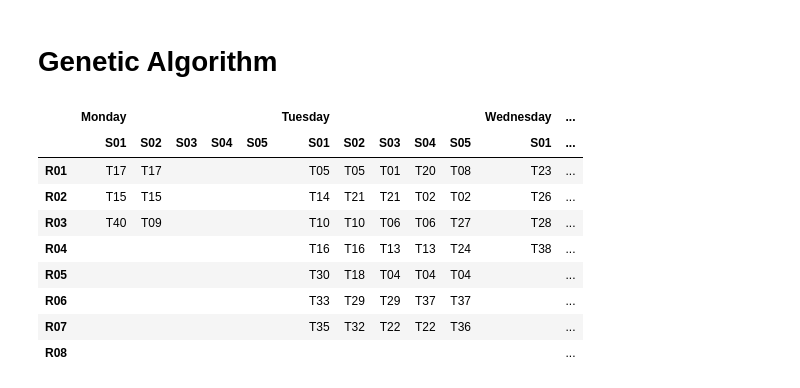
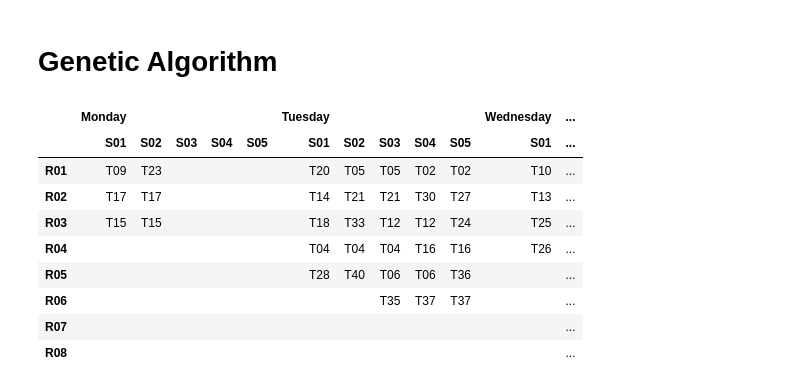
Before and after one commit to NarymanTarvand/tutorial-scheduling, a Jupyter notebook: Scheduling_Assignment_Final.ipynb, the cells around one changed output. Drawn from its saved outputs; the diff is of its cells as text; code cells hidden in the pictures.

```diff
--- a/Scheduling_Assignment_Final.ipynb
+++ b/Scheduling_Assignment_Final.ipynb
@@ -484,7 +602,7 @@ def generate_child(parent1,parent2):
             continue
 
 
-        feasible_offspring = is_feasible_schedule(offspring)
+        feasible_offspring = is_feasible_schedule(offspring, tutor_availability, allocation_num)
 
     return offspring
 # %%
@@ -509,7 +627,7 @@ def mutate(individual):
 
                         t_other = np.squeeze(np.where(instance[:,s+1,d,r] == 1))
 
-                        if t_other in np.arange(num_tutors):
+                        if t_other in list(np.arange(num_tutors)):
                             instance[t_other,s+1,d,next_slot_room] = 1
                             instance[t_other,s+1,d,r] = 0
 
@@ -644,10 +1210,10 @@ num_rooms         = len(rooms)
 num_days          = len(days)
 
 # Defines what variable corresponds to what index
-ind_tutors        = 0
-ind_slots         = 1
-ind_days          = 2
-ind_rooms         = 3
+TUTOR_IDX = 0
+SLOT_IDX = 1
+DAY_IDX = 2
+ROOM_IDX = 3
 
 # Creates decission variable
 x = np.zeros((num_tutors, num_slots, num_days, num_rooms))
@@ -670,9 +1236,6 @@ Shape of tutor availability x: (40, 5, 3)
 # %% [markdown]
 # Genetic Algorithm
 # %%
-# Sets seed
-np.random.seed(1000000)
-
 # Silences deprecation warnings
 warnings.filterwarnings("ignore", category=DeprecationWarning)
 
@@ -684,7 +1247,13 @@ POPULATION_NUMBER = 200
 population = []
 
 for i in range(POPULATION_NUMBER):
-    _ , x = generate_feasible_schedule()
+    _ , x = generate_feasible_schedule(num_tutors,
+    num_slots,
+    num_days,
+    num_rooms,
+    tutor_availability,
+    allocation_num,
+    TUTOR_IDX)
     population.append(x)
 
 # Iterates over generations
@@ -726,7 +1295,13 @@ for generation in range(MAX_GENERATIONS):
         next_generation[i] = mutated_offspring
 
     for i in range(POPULATION_NUMBER-10,POPULATION_NUMBER):
-        _ , x = generate_feasible_schedule()
+        _ , x = generate_feasible_schedule(num_tutors,
+    num_slots,
+    num_days,
+    num_rooms,
+    tutor_availability,
+    allocation_num,
+    TUTOR_IDX)
 
         # Appends child to next generation
         next_generation[i] = x
@@ -739,19 +1314,26 @@ for generation in range(MAX_GENERATIONS):
 # End time of algorithm
 end_time = time.time()
 # %%
-schedule   = print_schedule(population[top_index])
+schedule   = print_schedule(population[top_index], slots,
+    days,
+    rooms,
+    num_tutors,
+    num_slots,
+    num_days,
+    num_rooms,
+    availability)
 best_score = calculate_fitness(population[top_index])
 schedule
 # %% [output]
 |  | Monday |  |  |  |  | Tuesday |  |  |  |  | Wednesday | ... |
 |  | S01 | S02 | S03 | S04 | S05 | S01 | S02 | S03 | S04 | S05 | S01 | ... |
-| R01 | T17 | T17 |  |  |  | T05 | T05 | T01 | T20 | T08 | T23 | ... |
-| R02 | T15 | T15 |  |  |  | T14 | T21 | T21 | T02 | T02 | T26 | ... |
-| R03 | T40 | T09 |  |  |  | T10 | T10 | T06 | T06 | T27 | T28 | ... |
-| R04 |  |  |  |  |  | T16 | T16 | T13 | T13 | T24 | T38 | ... |
-| R05 |  |  |  |  |  | T30 | T18 | T04 | T04 | T04 |  | ... |
-| R06 |  |  |  |  |  | T33 | T29 | T29 | T37 | T37 |  | ... |
-| R07 |  |  |  |  |  | T35 | T32 | T22 | T22 | T36 |  | ... |
+| R01 | T09 | T23 |  |  |  | T20 | T05 | T05 | T02 | T02 | T10 | ... |
+| R02 | T17 | T17 |  |  |  | T14 | T21 | T21 | T30 | T27 | T13 | ... |
+| R03 | T15 | T15 |  |  |  | T18 | T33 | T12 | T12 | T24 | T25 | ... |
+| R04 |  |  |  |  |  | T04 | T04 | T04 | T16 | T16 | T26 | ... |
+| R05 |  |  |  |  |  | T28 | T40 | T06 | T06 | T36 |  | ... |
+| R06 |  |  |  |  |  |  |  | T35 | T37 | T37 |  | ... |
+| R07 |  |  |  |  |  |  |  |  |  |  |  | ... |
 | R08 |  |  |  |  |  |  |  |  |  |  |  | ... |
 # %%
 print('Total Cost of Best Solution:', best_score)
```
Also changed, not shown: parts of 35 cells of this notebook.
